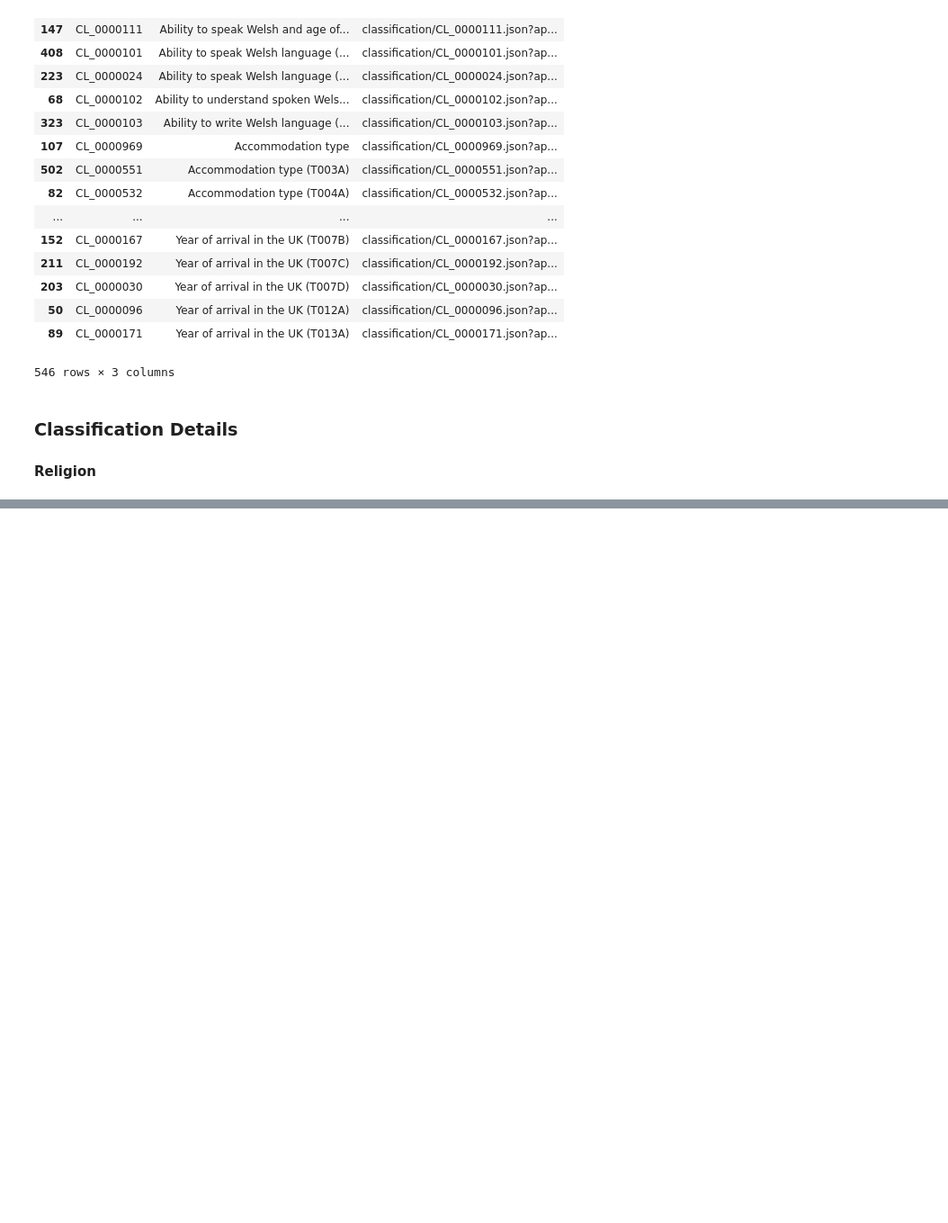
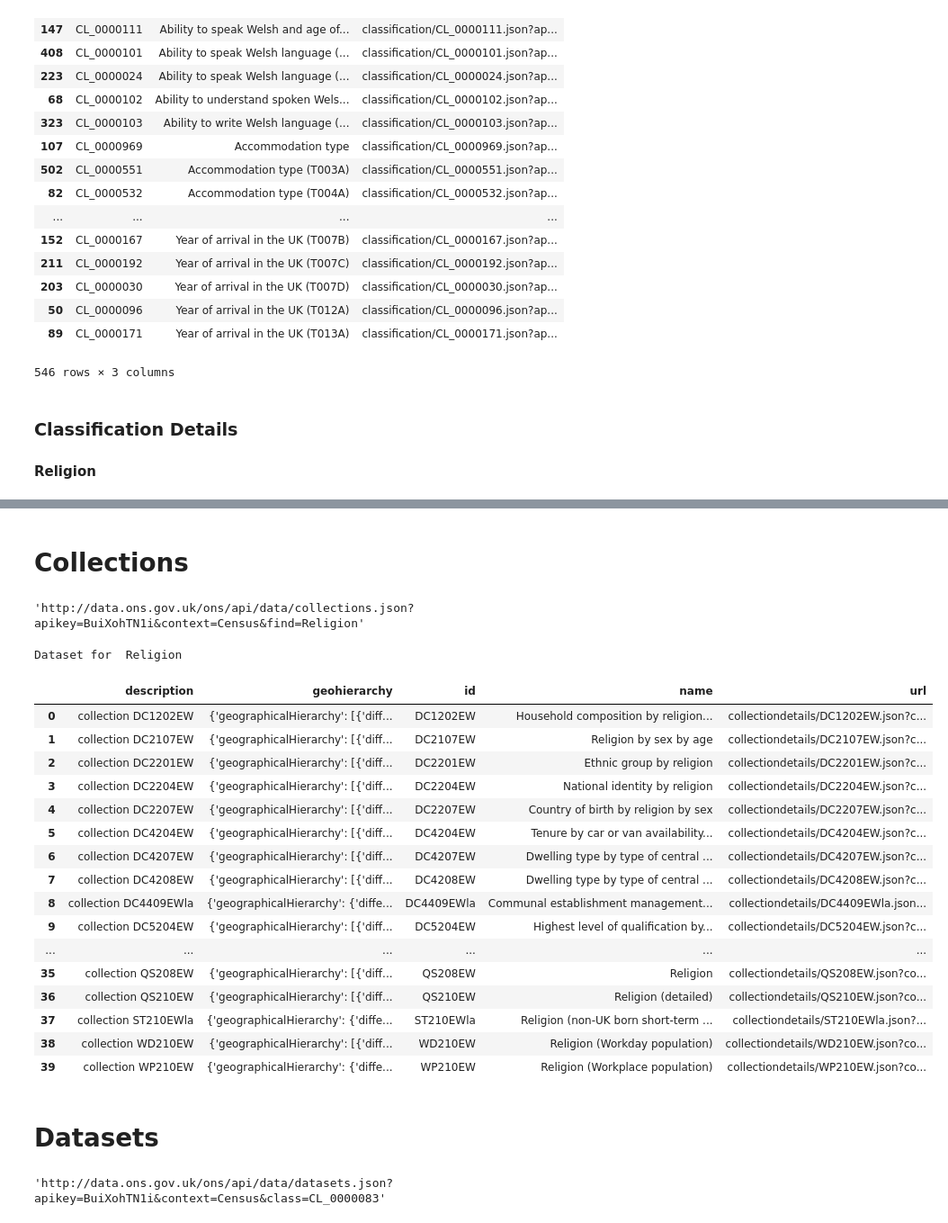
Before and after one commit to simonproffitt/health_data_analysis, a Jupyter notebook: notebooks/ONS explorer.ipynb, the cells around one changed output, grey strips where cells are left out. Shown: that part at 90% size. Cells and saved outputs as stored; diff of their text form; code cells hidden in the pictures; blank space fills up the shorter version.

```diff
--- a/notebooks/ONS explorer.ipynb
+++ b/notebooks/ONS explorer.ipynb
@@ -260 +282,53 @@ http://data.ons.gov.uk/ons/api/data/classification/CL_0001036.json?apikey=BuiXoh
 ... (8 outputs left out)
+# %% [markdown]
+# Collections
+# %%
+context = 'Census'
+datafilter = 'Religion'
+url = '{}/collections.json?{}&context={}&find={}'.format(baseUrl, apikKeyParam, context, datafilter)
+url
+# %% [output]
+'http://data.ons.gov.uk/ons/api/data/collections.json?apikey=BuiXohTN1i&context=Census&find=Religion'
+# %%
+response = get(url)
+if response['successful'] == False:
+    print('Error')
+else:
+    print('Dataset for ', datafilter)
+    content = response['json']
+    temp = {'name' : [], 'description' : [], 'id' : [], 'url' : [], 'geohierarchy' : []}
+    for collection in content['ons']['collectionList']['collection']:
+        temp['name'].append([n for n in collection['names']['name'] if n['@xml.lang'] == 'en'][0]['$'])
+        temp['description'].append(collection['description'])
+        temp['id'].append(collection['id'])
+        temp['url'].append([u for u in collection['urls']['url'] if u['@representation'] == 'json'][0]['href'])
+        temp['geohierarchy'].append(collection['geographicalHierarchies'])
+    df = pd.DataFrame(temp)
+display(df.sort_values(['description']))
+# %% [output]
+Dataset for  Religion
+|  | description | geohierarchy | id | name | url |
+| 0 | collection DC1202EW | {'geographicalHierarchy': [{'diff... | DC1202EW | Household composition by religion... | collectiondetails/DC1202EW.json?c... |
+| 1 | collection DC2107EW | {'geographicalHierarchy': [{'diff... | DC2107EW | Religion by sex by age | collectiondetails/DC2107EW.json?c... |
+| 2 | collection DC2201EW | {'geographicalHierarchy': [{'diff... | DC2201EW | Ethnic group by religion | collectiondetails/DC2201EW.json?c... |
+| 3 | collection DC2204EW | {'geographicalHierarchy': [{'diff... | DC2204EW | National identity by religion | collectiondetails/DC2204EW.json?c... |
+| 4 | collection DC2207EW | {'geographicalHierarchy': [{'diff... | DC2207EW | Country of birth by religion by sex | collectiondetails/DC2207EW.json?c... |
+| 5 | collection DC4204EW | {'geographicalHierarchy': [{'diff... | DC4204EW | Tenure by car or van availability... | collectiondetails/DC4204EW.json?c... |
+| 6 | collection DC4207EW | {'geographicalHierarchy': [{'diff... | DC4207EW | Dwelling type by type of central ... | collectiondetails/DC4207EW.json?c... |
+| 7 | collection DC4208EW | {'geographicalHierarchy': [{'diff... | DC4208EW | Dwelling type by type of central ... | collectiondetails/DC4208EW.json?c... |
+| 8 | collection DC4409EWla | {'geographicalHierarchy': {'diffe... | DC4409EWla | Communal establishment management... | collectiondetails/DC4409EWla.json... |
+| 9 | collection DC5204EW | {'geographicalHierarchy': [{'diff... | DC5204EW | Highest level of qualification by... | collectiondetails/DC5204EW.json?c... |
+| ... | ... | ... | ... | ... | ... |
+| 35 | collection QS208EW | {'geographicalHierarchy': [{'diff... | QS208EW | Religion | collectiondetails/QS208EW.json?co... |
+| 36 | collection QS210EW | {'geographicalHierarchy': [{'diff... | QS210EW | Religion (detailed) | collectiondetails/QS210EW.json?co... |
+| 37 | collection ST210EWla | {'geographicalHierarchy': {'diffe... | ST210EWla | Religion (non-UK born short-term ... | collectiondetails/ST210EWla.json?... |
+| 38 | collection WD210EW | {'geographicalHierarchy': [{'diff... | WD210EW | Religion (Workday population) | collectiondetails/WD210EW.json?co... |
+| 39 | collection WP210EW | {'geographicalHierarchy': {'diffe... | WP210EW | Religion (Workplace population) | collectiondetails/WP210EW.json?co... |
+# %% [markdown]
+# Datasets
+# %%
+context = 'Census'
+url = '{}/datasets.json?{}&context={}&class=CL_0000083'.format(baseUrl, apikKeyParam, context)
+url
+# %% [output]
+'http://data.ons.gov.uk/ons/api/data/datasets.json?apikey=BuiXohTN1i&context=Census&class=CL_0000083'
```
Also changed, not shown: parts of 9 cells of this notebook.
